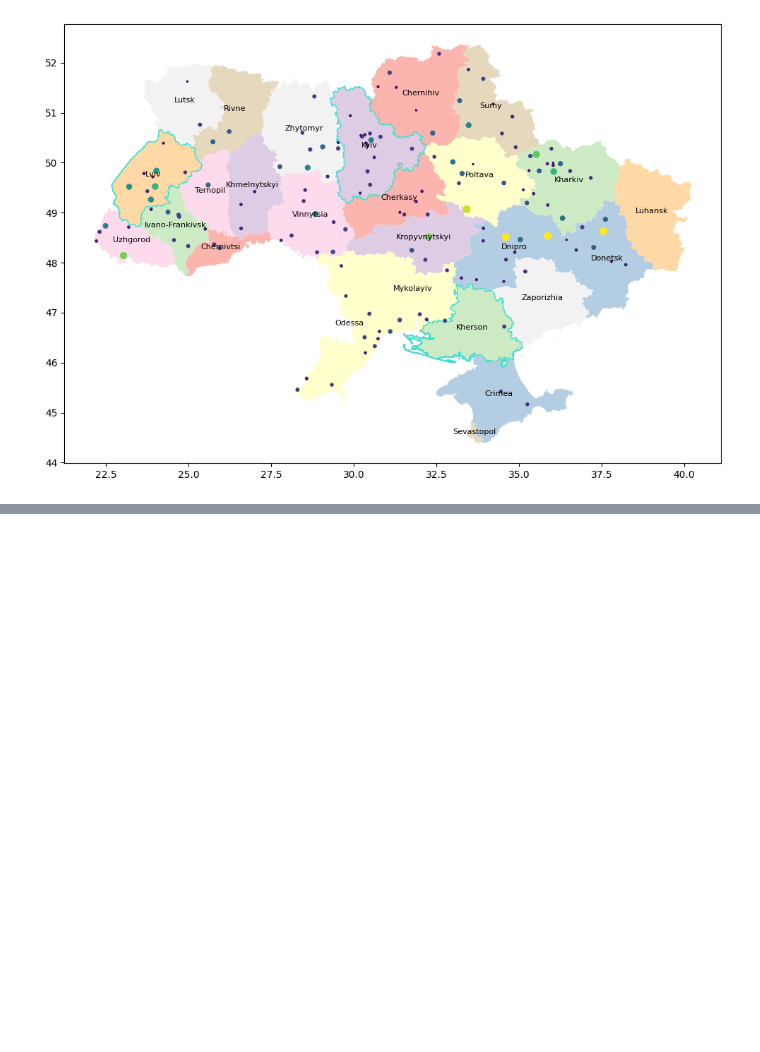
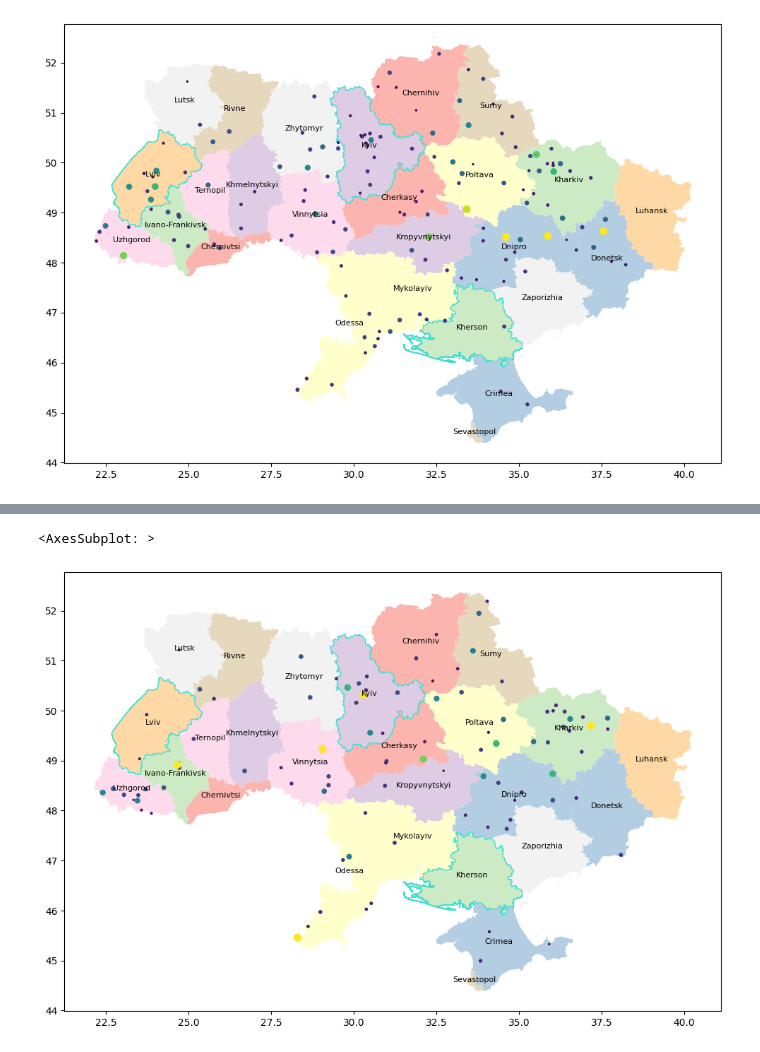
Before and after one commit to alorthius/tarilka, a Jupyter notebook: proj.ipynb, the cells around one changed output, grey strips where cells are left out. Cells and saved outputs as stored; diff of their text form; code cells hidden in the pictures; blank space fills up the shorter version.

```diff
--- a/proj.ipynb
+++ b/proj.ipynb
@@ -159,0 +76,8 @@ df_destinations.head()
+# %%
+df_destinations = pd.read_csv(destinations_path)
+
+points = [Point(d['longitude'], d['latitude']) for d in map(json.loads, df_destinations['location'].to_numpy())]
+
+df_destinations = GeoDataFrame(df_destinations, geometry=points, crs=df_regions.crs)
+
+df_destinations.head()
@@ -170,0 +104,21 @@ df_destinations.plot(ax=ax, marker='o', markersize=2 * df_destinations['capacity
+# %%
+capacities = list(df_destinations['capacity'].values)
+# %%
+df_new = pd.DataFrame(columns=df_cities.columns)
+new_cap = []
+i = 0
+while i < 100:
+    region = choice(df_destinations["region"])
+    possible_cities = df_cities[df_cities["region"] == region]
+    if len(possible_cities.index) >=1:
+        city = choice(possible_cities.index)
+        df_new.loc[len(df_new.index)] = df_cities.iloc[city]
+        capacity = choice(capacities)
+        new_cap.append(capacity)
+        i += 1
+# %%
+df_new['capacity'] = new_cap
+points = [Point(d['longitude'], d['latitude']) for d in map(json.loads, df_new['location'].to_numpy())]
+
+df_new = GeoDataFrame(df_new, geometry=points, crs=df_regions.crs)
+df_new.head()
@@ -170,0 +148,9 @@ df_destinations.plot(ax=ax, marker='o', markersize=2 * df_destinations['capacity
+# %%
+fig, ax1 = plt.subplots(figsize=(12, 12))
+
+plot_map(df_regions, ax1)
+
+df_new.plot(ax=ax1, marker='o', markersize=2*df_new['capacity'], column='capacity')
+# %% [output]
+<AxesSubplot: >
+[figure, added]
```
Also changed, not shown: parts of 11 cells of this notebook, 6 other files.
